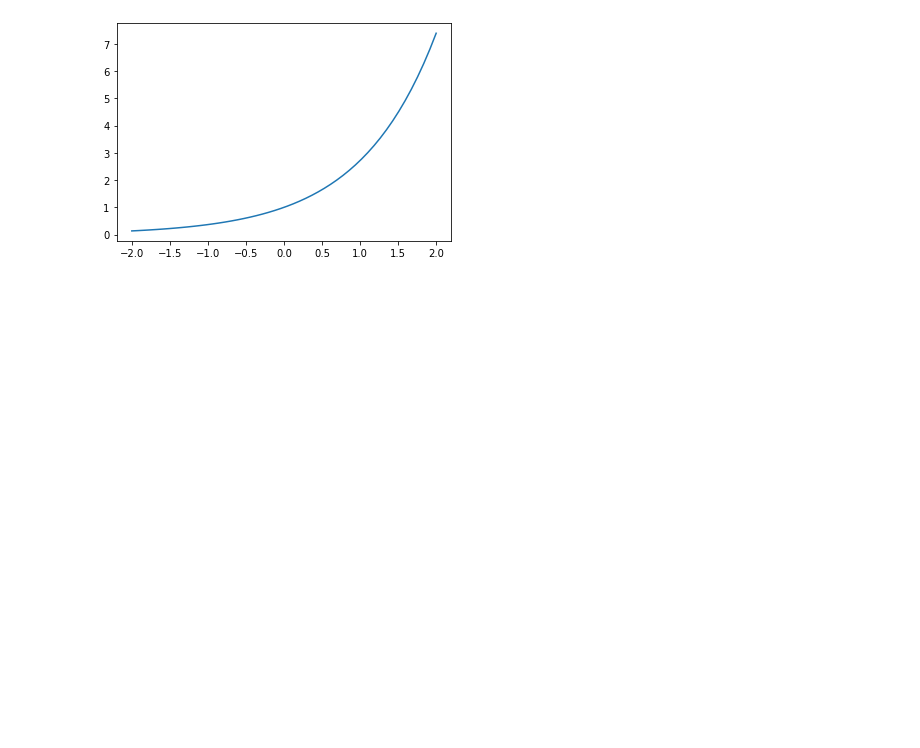
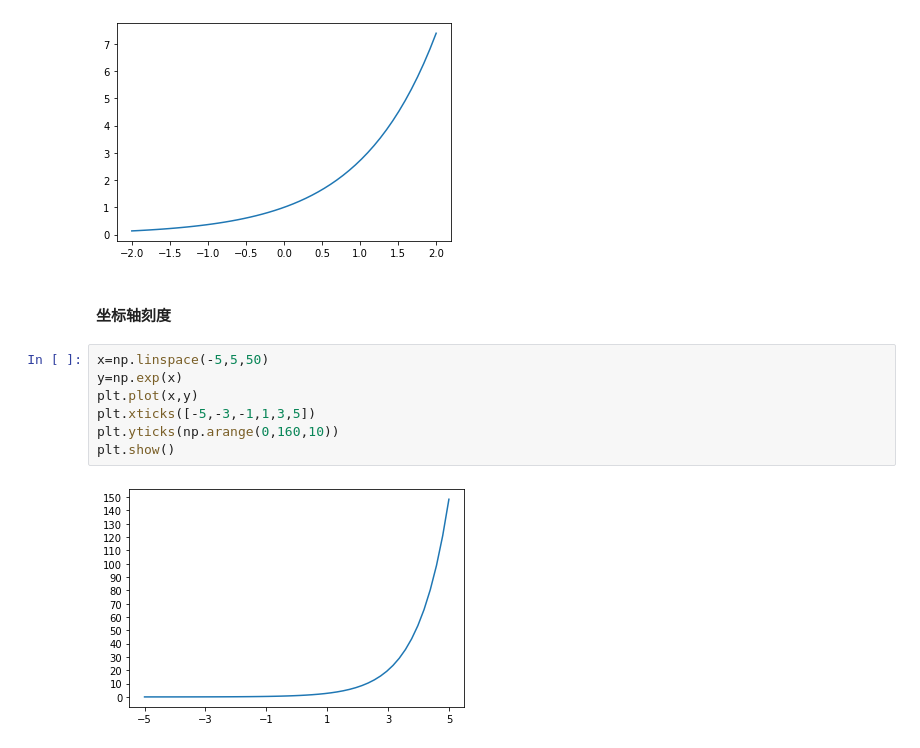
Before and after one commit to fragementaryworld/notes, a Jupyter notebook: matplotlib.ipynb, the cells around one changed output. Drawn from its saved outputs; the diff is of its cells as text; blank space fills up the shorter version.

```diff
--- a/matplotlib.ipynb
+++ b/matplotlib.ipynb
@@ -330,3 +332,14 @@ ax.locator_params("x",nbins=10)
 plt.show()
 # %% [output]
 [figure]
+# %% [markdown]
+#### 坐标轴刻度
+# %%
+x=np.linspace(-5,5,50)
+y=np.exp(x)
+plt.plot(x,y)
+plt.xticks([-5,-3,-1,1,3,5])
+plt.yticks(np.arange(0,160,10))
+plt.show()
+# %% [output]
+[figure, added]
```
Also changed, not shown: parts of 25 cells of this notebook.
